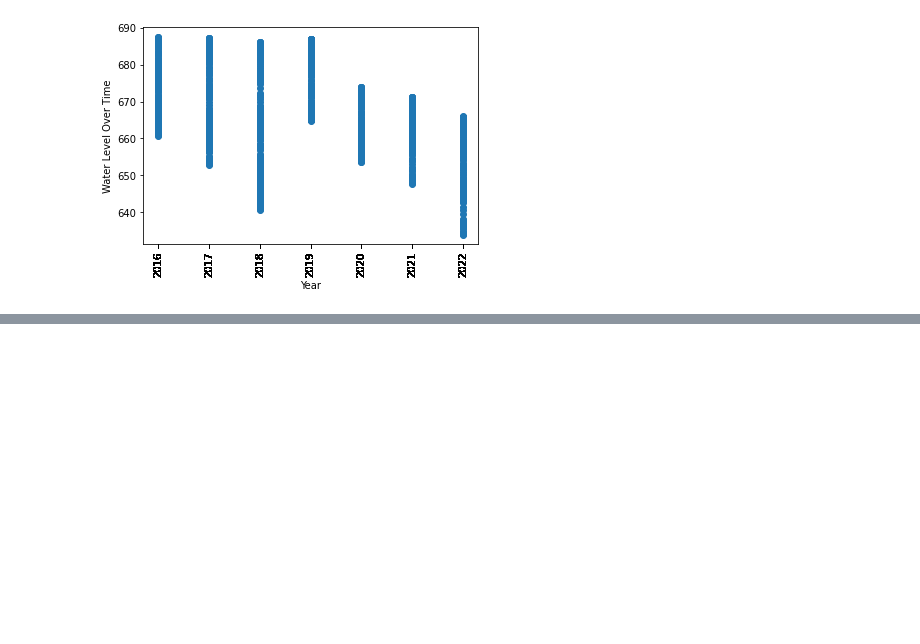
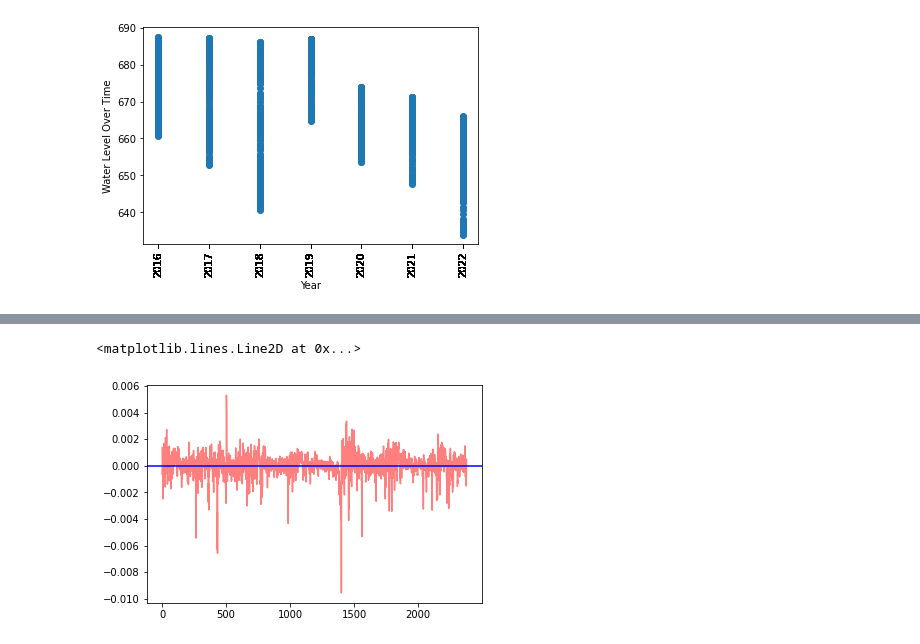
Before and after one commit to Shwetbaba/A-Review-of-the-Effectiveness-of-the-San-Antonio-Water-System-SAWS-Water-Restrictions-Policies, a Jupyter notebook: Group Project-1 Master Code.ipynb, the cells around one changed output, grey strips where cells are left out. Saved outputs shown, nothing was run; the diff lists cells and outputs as text; code cells hidden in the pictures; blank space fills up the shorter version.

```diff
--- a/Group Project-1 Master Code.ipynb
+++ b/Group Project-1 Master Code.ipynb
@@ -253,0 +298,18 @@ plt.show()
+# %%
+# begin pct change work
+# Converting specific column to Series
+series = J17_Well_Data_df.iloc[:,2]
+
+#print("\nSpecific column as a Series:\n")
+#print(series)
+#now we have pct change, how do we plot it?
+pct_series=series.pct_change()
+# %%
+#noting percent change between each row in the dataset
+p = pct_series.plot(kind='line', color='r', alpha=0.5)
+plt.axhline(y=0.000, color='b', linestyle='-')
+#if you squint really hard at the 0 point and at the 2000 point you can see the drops later in the line
+#are more drastic than those at the beginning of the line
+# %% [output]
+<matplotlib.lines.Line2D at 0x...>
+[figure, added]
```
Also changed, not shown: parts of 8 cells of this notebook.
